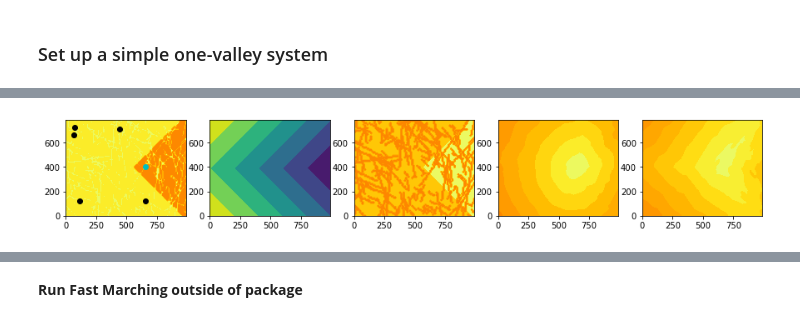
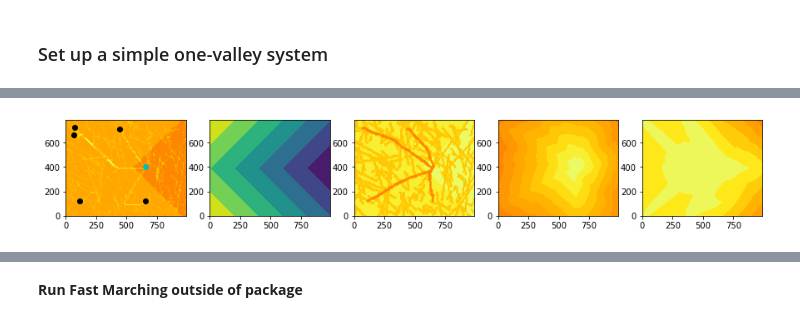
Before and after one commit to randlab/pyKasso, a Jupyter notebook: notebooks/pyKasso_HFM.ipynb, the cells around one changed output, grey strips where cells are left out. Drawn from its saved outputs; the diff is of its cells as text; code cells hidden in the pictures.

```diff
--- a/notebooks/pyKasso_HFM.ipynb
+++ b/notebooks/pyKasso_HFM.ipynb
@@ -133,16 +136,16 @@ Computing:
 # %%
 f,ax = plt.subplots(1,5, figsize=(15,5))
-ax[0].contourf(catchment.grid.x, catchment.grid.y, catchment.maps['cost'][0], cmap='Wistia')
+ax[0].contourf(catchment.grid.x, catchment.grid.y, catchment.maps['cost'][-1], cmap='Wistia')
 ax[0].scatter(catchment.outlets[:,0], catchment.outlets[:,1], c='c')
 ax[0].scatter(np.asarray(catchment.inlets)[ :,0],  np.asarray(catchment.inlets)[:,1], c='k')
 ax[0].set_aspect('equal')
 ax[1].contourf(catchment.grid.x, catchment.grid.y, catchment.geology.data['topography']['data'])
 ax[1].set_aspect('equal')
-ax[2].contourf(catchment.grid.x, catchment.grid.y, catchment.maps['velocity'][0], cmap='Wistia')
+ax[2].contourf(catchment.grid.x, catchment.grid.y, catchment.maps['velocity'][-1], cmap='Wistia')
 ax[2].set_aspect('equal')
-ax[3].contourf(catchment.grid.x, catchment.grid.y, catchment.maps['time'][0], cmap='Wistia')
+ax[3].contourf(catchment.grid.x, catchment.grid.y, catchment.maps['time'][-1], cmap='Wistia')
 ax[3].set_aspect('equal')
-ax[4].contourf(catchment.grid.x, catchment.grid.y, catchment.maps['time_hfm'][0], cmap='Wistia')
+ax[4].contourf(catchment.grid.x, catchment.grid.y, catchment.maps['time_hfm'][-1], cmap='Wistia')
 ax[4].set_aspect('equal')
 # %% [output]
-[figure, old version]
+[figure, new version]
```
Also changed, not shown: parts of 8 cells of this notebook, 3 other files.
